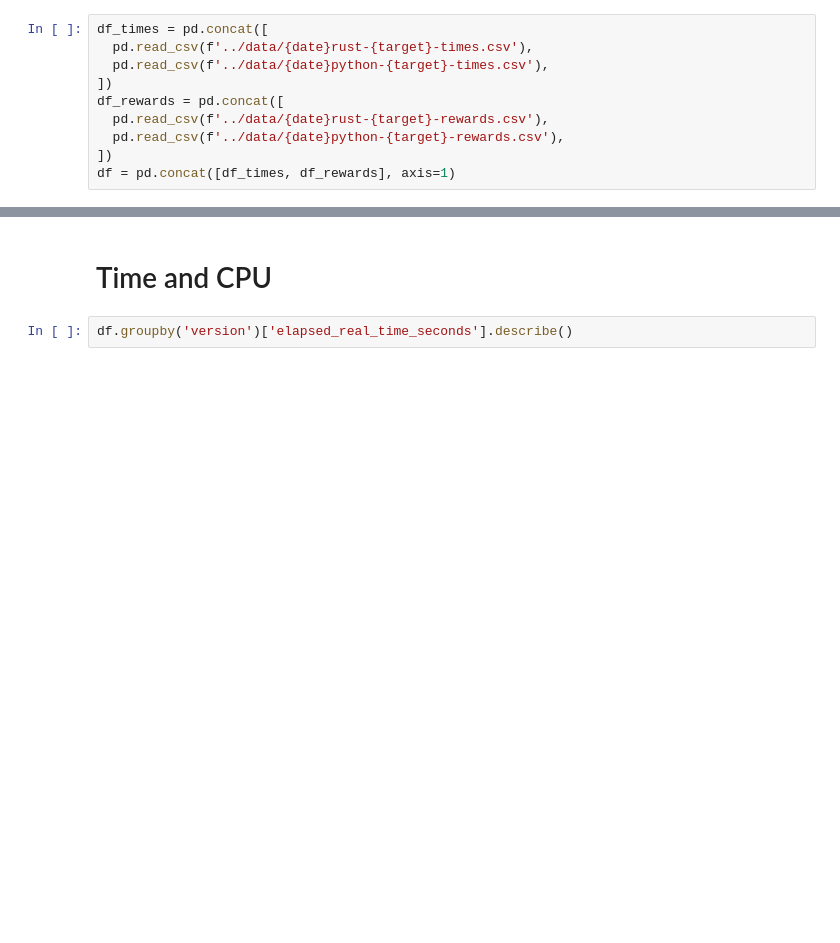
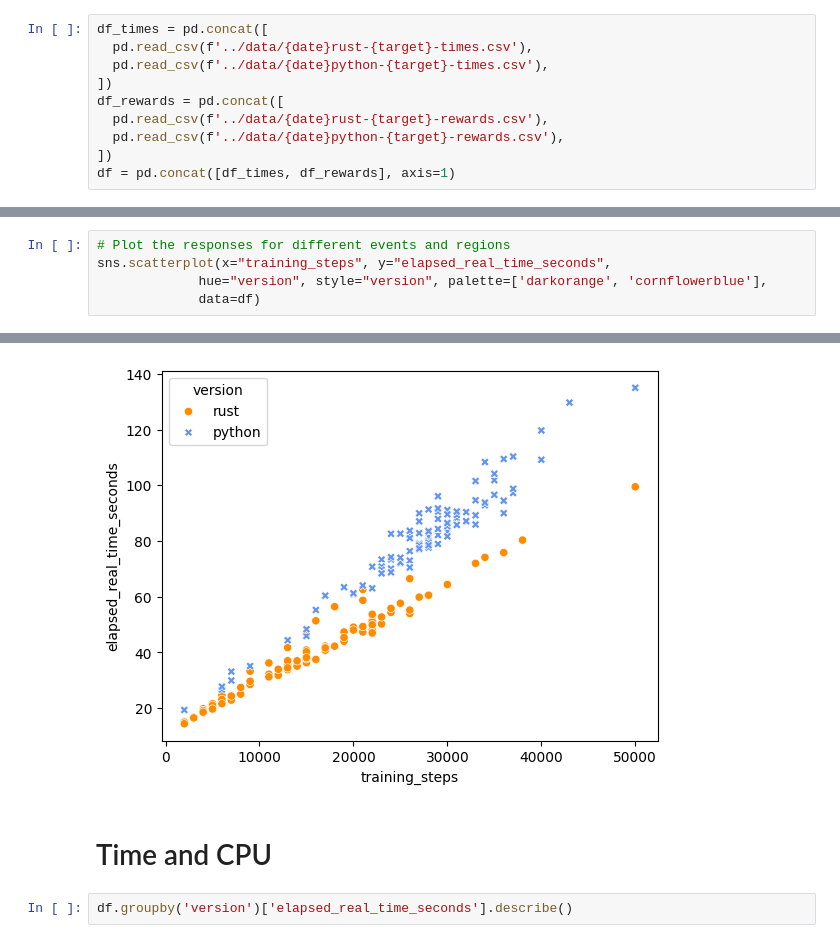
Before and after one commit to JohnVithor/oxilearn-py, a Jupyter notebook: scripts/metrics_analysis_files.ipynb, the cells around one changed output, grey strips where cells are left out. Saved outputs shown, nothing was run; the diff lists cells and outputs as text; blank space fills up the shorter version.

```diff
--- a/scripts/metrics_analysis_files.ipynb
+++ b/scripts/metrics_analysis_files.ipynb
@@ -15,0 +33,6 @@ df = pd.concat([df_times, df_rewards], axis=1)
+# %%
+# Plot the responses for different events and regions
+sns.scatterplot(x="training_steps", y="elapsed_real_time_seconds",
+             hue="version", style="version", palette=['darkorange', 'cornflowerblue'],
+             data=df)
+# %% [output]
@@ -16,3 +40,4 @@ df = pd.concat([df_times, df_rewards], axis=1)
+[figure, added]
 # %% [markdown]
 # Time and CPU
 # %%
```
Also changed, not shown: parts of 18 cells of this notebook, 3 other files.
